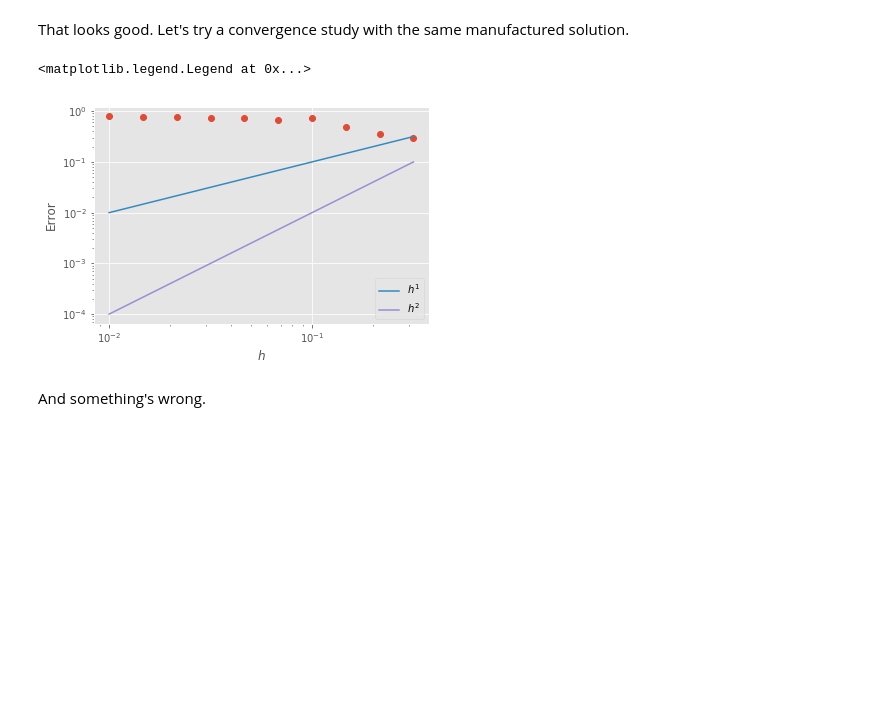
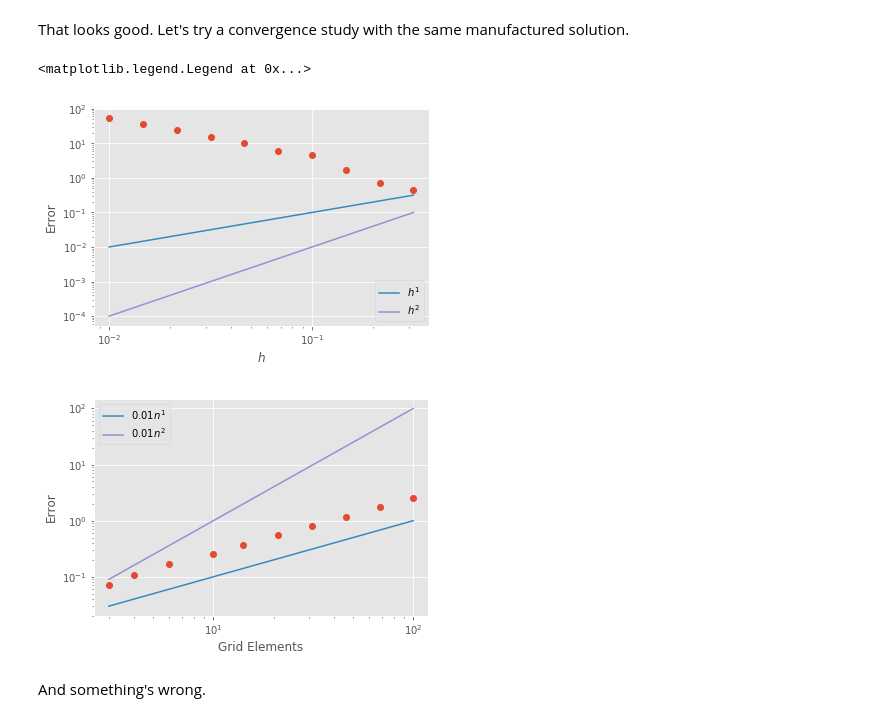
Before and after one commit to j-emmel/class, a Jupyter notebook: hw3/hw3.ipynb, the cells around one changed output. Saved outputs shown, nothing was run; the diff lists cells and outputs as text; code cells hidden in the pictures; blank space fills up the shorter version.

Commit message:
hw3: another convergence plot, for review

```diff
--- a/hw3/hw3.ipynb
+++ b/hw3/hw3.ipynb
@@ -228,35 +228,38 @@ def mms_error(h, eps, p):
       approximated u values on the grid
     """
     x, y = hgrid(h)
     u = 0*x
     rhs_fnc = lambda t: ddu(t) + a * du(t) + b * u(t)
 
     F, J = p_laplacian_picard(h, x, y, u,
                            mms.div_kappa_grad_u,
                            mms.u, # g0, Dirichlet BC function
                            eps,
                            p,
                            dirichlet=((0,-1),(0,-1))) # all Dirichlet BCs
 
     actual = mms.u(x, y)
     approx = sp.linalg.spsolve(J, -F).reshape(x.shape)
-    return numpy.linalg.norm((approx - actual).flatten(), numpy.inf)
+    return numpy.linalg.norm(
+            approx - actual,
+            numpy.inf)
 
 
 hs = numpy.logspace(-2, -.5, 10)
 errors = [mms_error(h, 0.1, 3) for h in hs]
 
 # Start a new figure and plot the error against comparison lines
 pyplot.figure()
 pyplot.loglog(hs, errors, 'o')
 for i in range(1, 3):
     pyplot.loglog(hs, hs ** i, label="$h^{{{:d}}}$".format(i))
 pyplot.xlabel('$h$')
 pyplot.ylabel('Error')
 pyplot.legend(loc='lower right')
 # %% [output]
 <matplotlib.legend.Legend at 0x...>
-[figure, old version]
+[figure, new version]
+[figure, added]
 # %% [markdown]
 And something's wrong.
 # %% [markdown]
```
